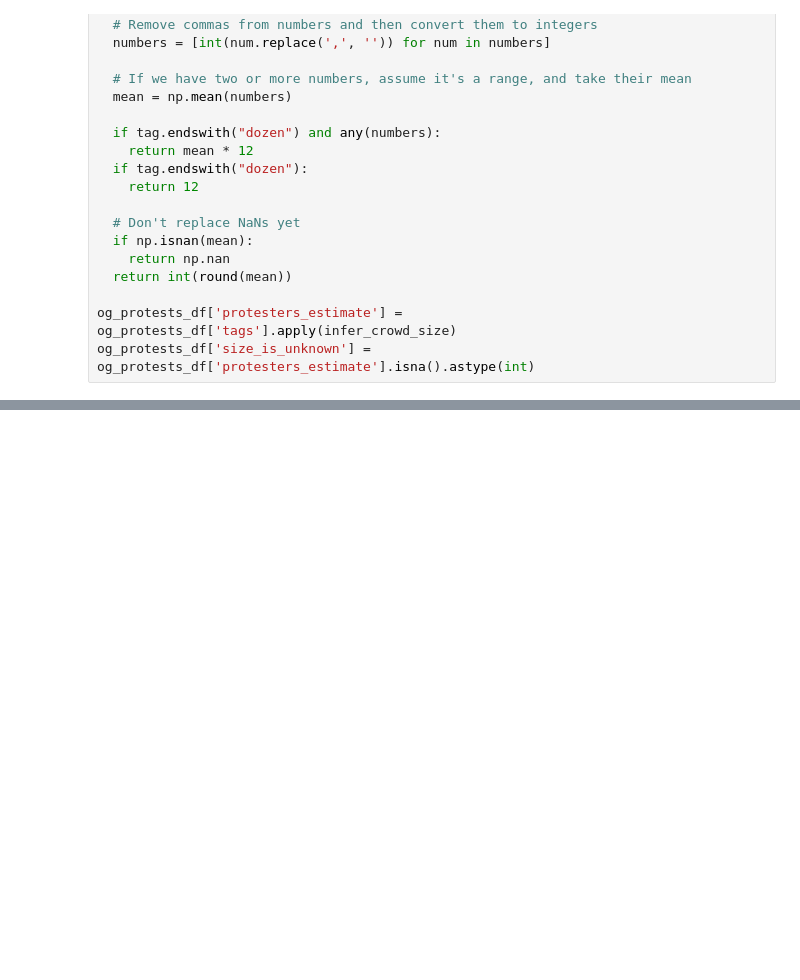
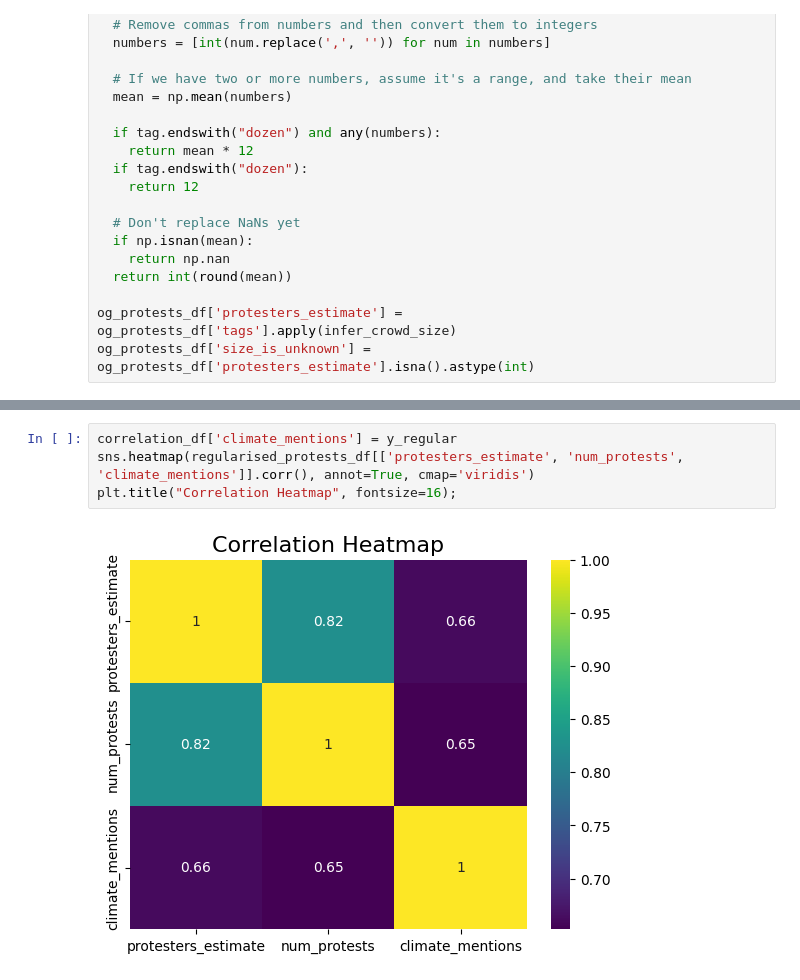
Before and after one commit to Arepo/climate_protest_modelling, a Jupyter notebook: Climate protest modelling.ipynb, the cells around one changed output, grey strips where cells are left out. Cells and saved outputs as stored; diff of their text form; blank space fills up the shorter version.

```diff
--- a/Climate protest modelling.ipynb
+++ b/Climate protest modelling.ipynb
@@ -509,0 +335,6 @@ regularised_protests_df.head(3)
+# %%
+correlation_df['climate_mentions'] = y_regular
+sns.heatmap(regularised_protests_df[['protesters_estimate', 'num_protests', 'climate_mentions']].corr(), annot=True, cmap='viridis')
+plt.title("Correlation Heatmap", fontsize=16);
+# %% [output]
+[figure, added]
```
Also changed, not shown: parts of 74 cells of this notebook.
